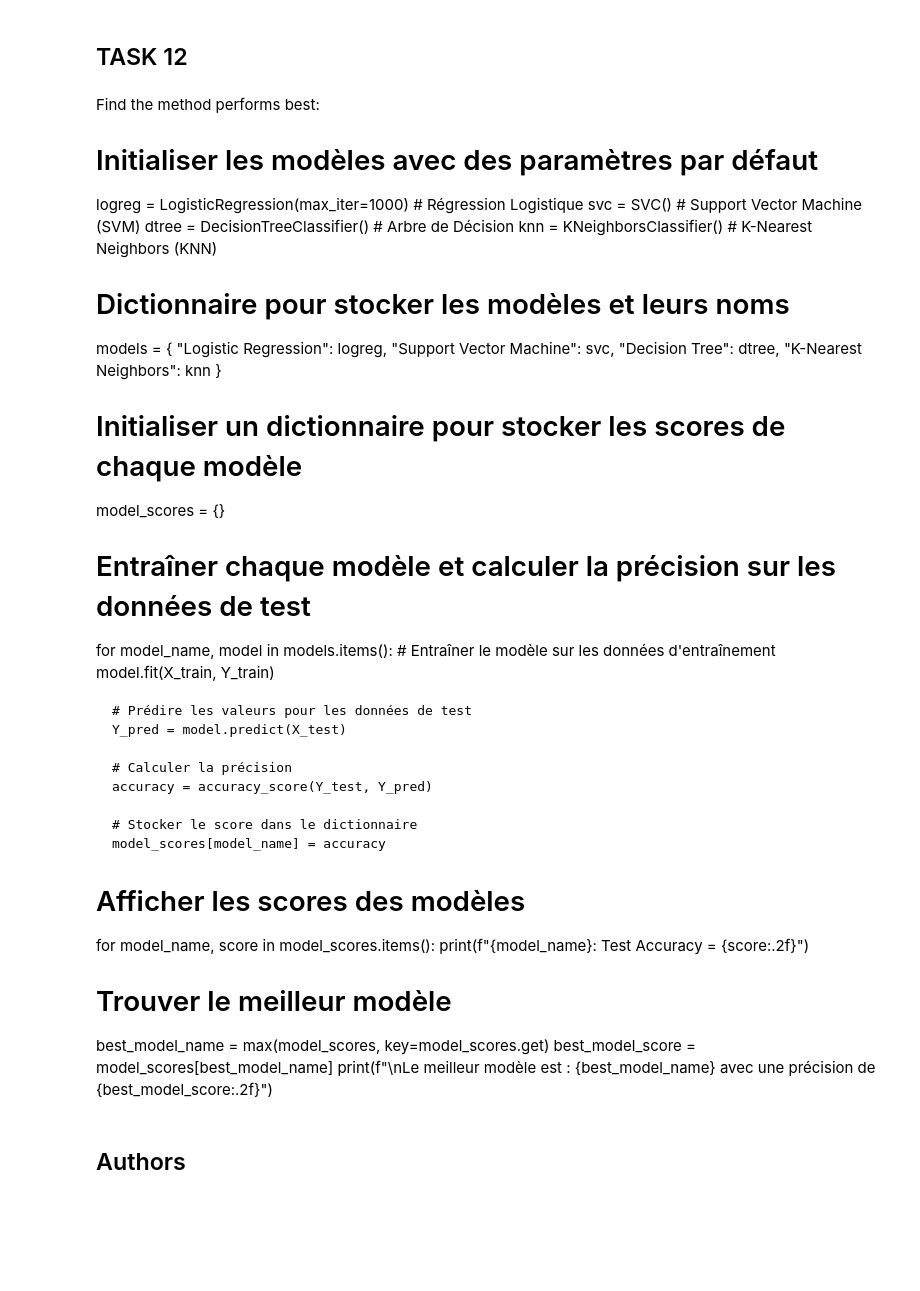
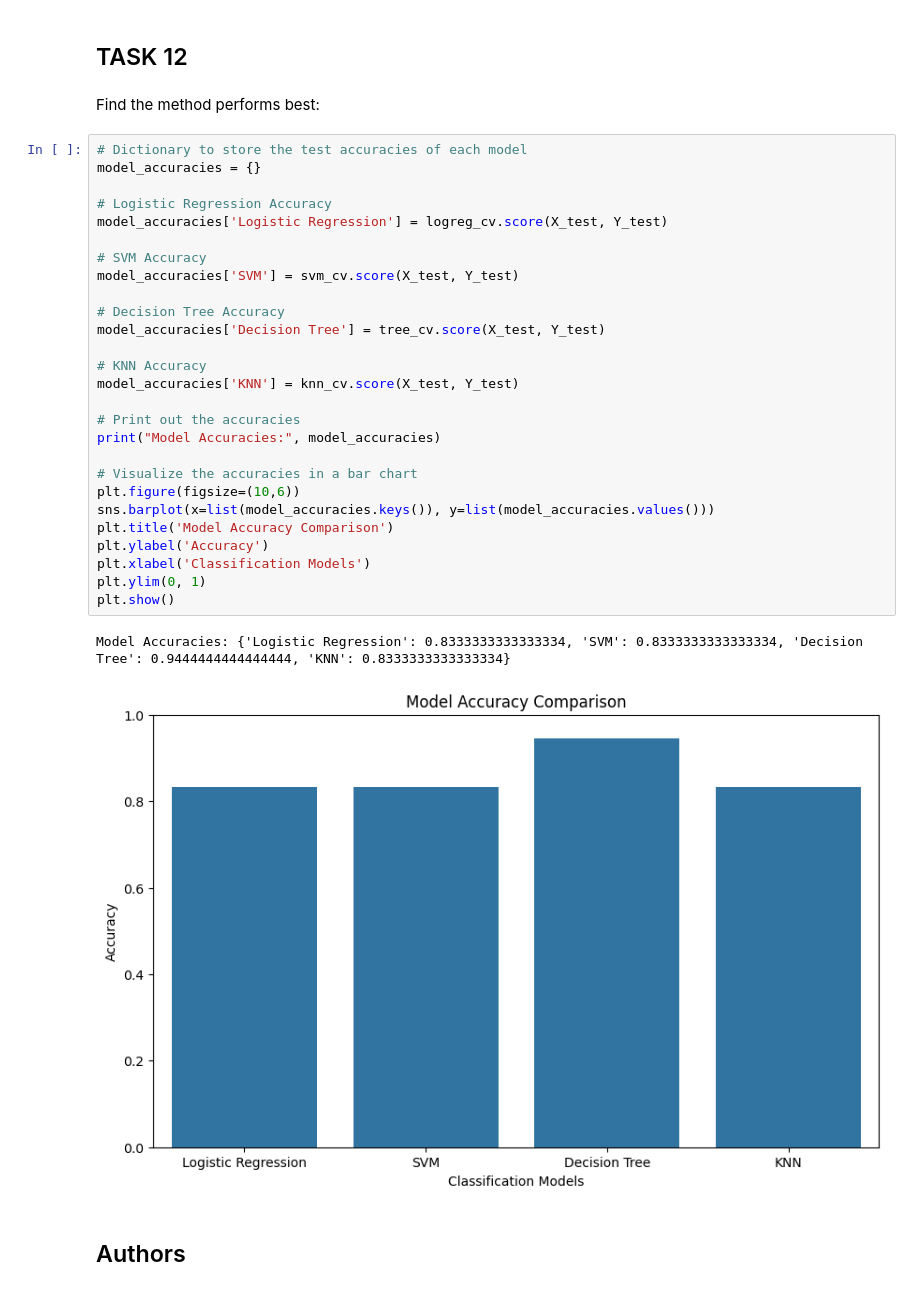
Before and after one commit to AllenNight/Applied-Data-Science-Capstone, a Jupyter notebook: SpaceX_Machine Learning Prediction_Part_5.ipynb, the cells around one changed output. Saved outputs shown, nothing was run; the diff lists cells and outputs as text; blank space fills up the shorter version.

```diff
--- a/SpaceX_Machine Learning Prediction_Part_5.ipynb
+++ b/SpaceX_Machine Learning Prediction_Part_5.ipynb
@@ -403,50 +403,38 @@ plot_confusion_matrix(Y_test,yhat)
 [figure]
 # %% [markdown]
 ## TASK  12
-# %% [markdown]
-Find the method performs best:
-
-
-
-# Initialiser les modèles avec des paramètres par défaut
-logreg = LogisticRegression(max_iter=1000)  # Régression Logistique
-svc = SVC()                                # Support Vector Machine (SVM)
-dtree = DecisionTreeClassifier()           # Arbre de Décision
-knn = KNeighborsClassifier()               # K-Nearest Neighbors (KNN)
-
-# Dictionnaire pour stocker les modèles et leurs noms
-models = {
-    "Logistic Regression": logreg,
-    "Support Vector Machine": svc,
-    "Decision Tree": dtree,
-    "K-Nearest Neighbors": knn
-}
-
-# Initialiser un dictionnaire pour stocker les scores de chaque modèle
-model_scores = {}
-
-# Entraîner chaque modèle et calculer la précision sur les données de test
-for model_name, model in models.items():
-    # Entraîner le modèle sur les données d'entraînement
-    model.fit(X_train, Y_train)
-
-    # Prédire les valeurs pour les données de test
-    Y_pred = model.predict(X_test)
-
-    # Calculer la précision
-    accuracy = accuracy_score(Y_test, Y_pred)
-
-    # Stocker le score dans le dictionnaire
-    model_scores[model_name] = accuracy
-
-# Afficher les scores des modèles
-for model_name, score in model_scores.items():
-    print(f"{model_name}: Test Accuracy = {score:.2f}")
-
-# Trouver le meilleur modèle
-best_model_name = max(model_scores, key=model_scores.get)
-best_model_score = model_scores[best_model_name]
-print(f"\nLe meilleur modèle est : {best_model_name} avec une précision de {best_model_score:.2f}")
+# %% [markdown]
+Find the method performs best:
+# %%
+# Dictionary to store the test accuracies of each model
+model_accuracies = {}
+
+# Logistic Regression Accuracy
+model_accuracies['Logistic Regression'] = logreg_cv.score(X_test, Y_test)
+
+# SVM Accuracy
+model_accuracies['SVM'] = svm_cv.score(X_test, Y_test)
+
+# Decision Tree Accuracy
+model_accuracies['Decision Tree'] = tree_cv.score(X_test, Y_test)
+
+# KNN Accuracy
+model_accuracies['KNN'] = knn_cv.score(X_test, Y_test)
+
+# Print out the accuracies
+print("Model Accuracies:", model_accuracies)
+
+# Visualize the accuracies in a bar chart
+plt.figure(figsize=(10,6))
+sns.barplot(x=list(model_accuracies.keys()), y=list(model_accuracies.values()))
+plt.title('Model Accuracy Comparison')
+plt.ylabel('Accuracy')
+plt.xlabel('Classification Models')
+plt.ylim(0, 1)
+plt.show()
+# %% [output]
+Model Accuracies: {'Logistic Regression': 0.8333333333333334, 'SVM': 0.8333333333333334, 'Decision Tree': 0.9444444444444444, 'KNN': 0.8333333333333334}
+[figure, added]
 # %% [markdown]
 ## Authors
 # %% [markdown]
```
Also changed, not shown: parts of 2 cells of this notebook.
